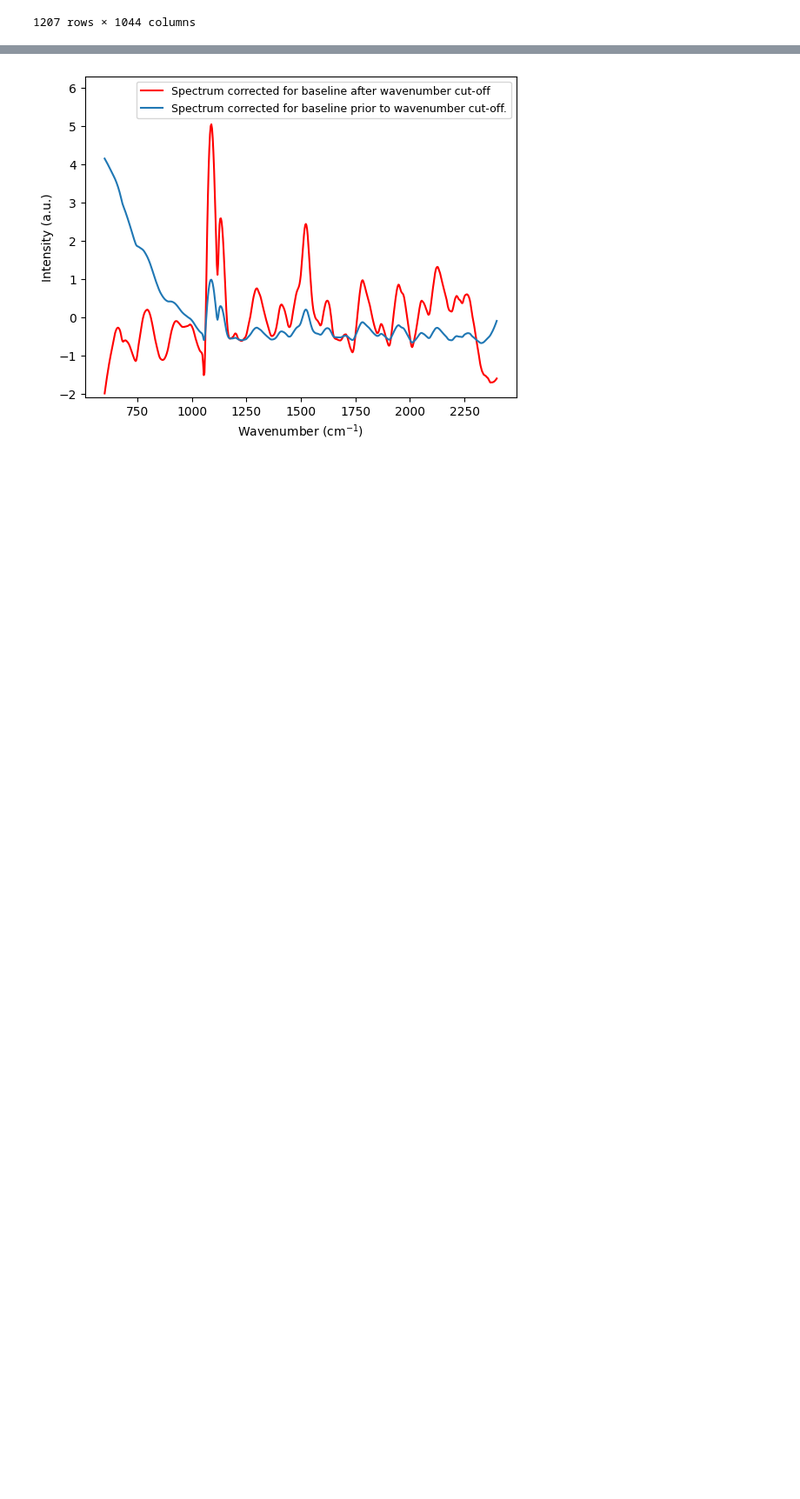
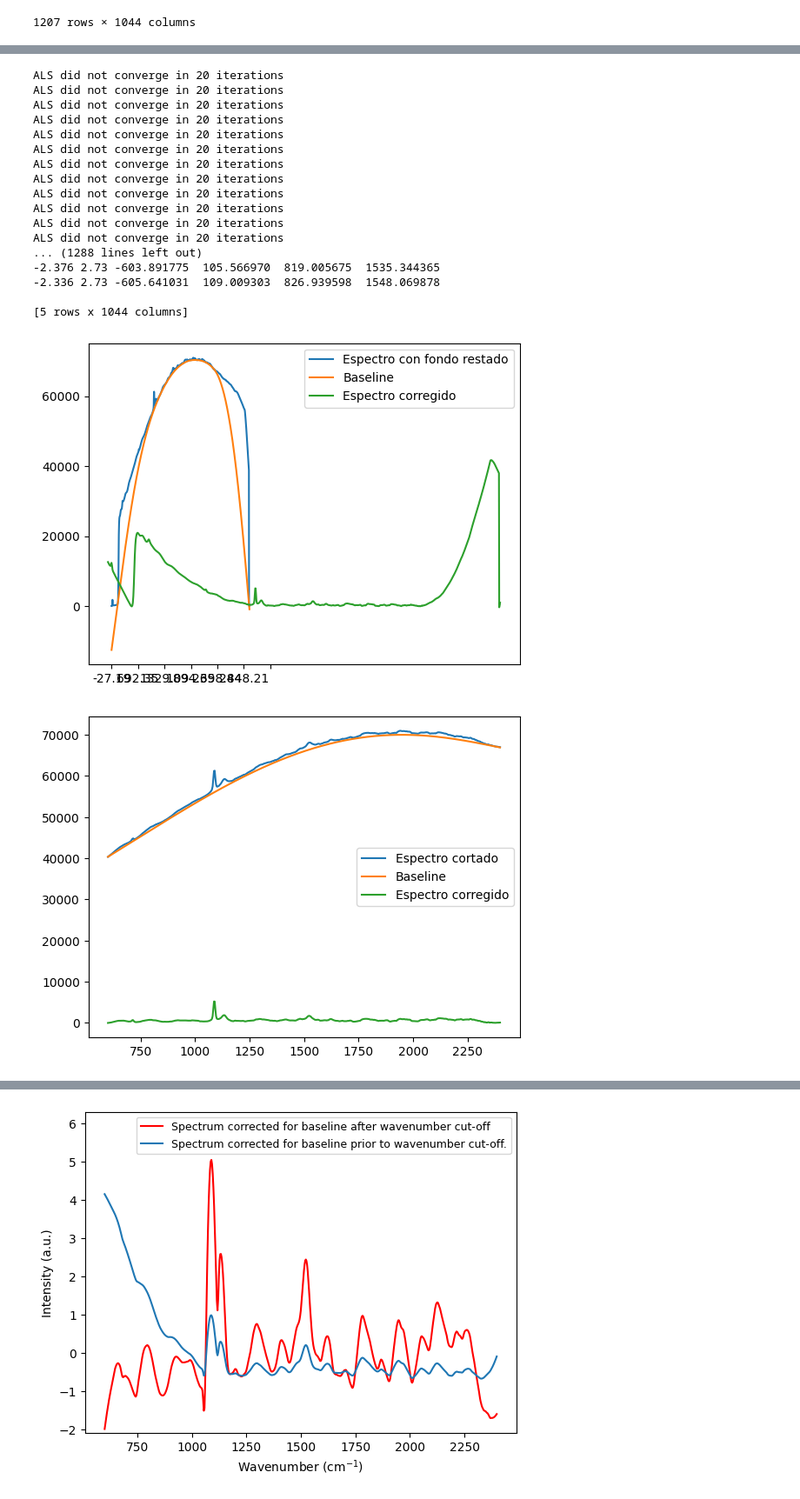
Before and after one commit to andreaperezasen/TFM-ML-Raman-Conchas-Arqueologicas, a Jupyter notebook: Code/Notebooks/procesado_sonda532nm.ipynb, the cells around one changed output, grey strips where cells are left out. Shown at 87% size. Drawn from its saved outputs; the diff is of its cells as text; code cells hidden in the pictures; blank space fills up the shorter version.

```diff
--- a/Code/Notebooks/procesado_sonda532nm.ipynb
+++ b/Code/Notebooks/procesado_sonda532nm.ipynb
@@ -465,0 +455,63 @@ ALS did not converge in 20 iterations
+# %%
+# Import necessary libraries
+import matplotlib.pyplot as plt
+
+# Tu código original
+D_sonda = data_prueba.copy()
+bg_sonda = data_background.copy()
+D_BG_sonda = subtract_background(D_sonda, bg_sonda)
+D_find_baseline_nocut = find_baseline(D_BG_sonda)
+D_BaselineCorrected_nocut = correct_baseline(D_BG_sonda, D_find_baseline_nocut)
+D_cut_posterior_baseline = cut_spectrum(D_BaselineCorrected_nocut, min_wavelength=600, max_wavelength=2400)
+D_Escalado_nocut = normalize_spectra(D_BaselineCorrected_nocut)
+D_Escalado_cut_posterior = normalize_spectra(D_cut_posterior_baseline)
+
+# Verificar dimensiones y algunas filas de los DataFrames
+print(f'D_BG_sonda.shape: {D_BG_sonda.shape}')
+print(f'D_find_baseline_nocut.shape: {D_find_baseline_nocut.shape}')
+print(f'D_BaselineCorrected_nocut.shape: {D_BaselineCorrected_nocut.shape}')
+
+print(D_BG_sonda.head())
+print(D_find_baseline_nocut.head())
+print(D_BaselineCorrected_nocut.head())
+
+# Graficar
+fig, ax = plt.subplots()
+D_BG_sonda.mean(axis=0).plot(ax=ax, label='Espectro con fondo restado')
+D_find_baseline_nocut.mean(axis=0).plot(ax=ax, label='Baseline')
+D_BaselineCorrected_nocut.mean(axis=0).plot(ax=ax, label='Espectro corregido')
+plt.legend()
+
+# Seguir con el segundo gráfico
+D_C_sonda = cut_spectrum(D_BG_sonda, min_wavelength=600, max_wavelength=2400)
+D_find_baseline_cut = find_baseline(D_C_sonda)
+D_BaselineCorrected_cut = correct_baseline(D_C_sonda, D_find_baseline_cut)
+D_Escalado_cut = normalize_spectra(D_BaselineCorrected_cut)
+
+fig, ax = plt.subplots()
+D_C_sonda.mean(axis=0).plot(ax=ax, label='Espectro cortado')
+D_find_baseline_cut.mean(axis=0).plot(ax=ax, label='Baseline')
+D_BaselineCorrected_cut.mean(axis=0).plot(ax=ax, label='Espectro corregido')
+plt.legend()
+
+plt.show()
+# %% [output]
+ALS did not converge in 20 iterations
+ALS did not converge in 20 iterations
+ALS did not converge in 20 iterations
+ALS did not converge in 20 iterations
+ALS did not converge in 20 iterations
+ALS did not converge in 20 iterations
+ALS did not converge in 20 iterations
+ALS did not converge in 20 iterations
+ALS did not converge in 20 iterations
+ALS did not converge in 20 iterations
+ALS did not converge in 20 iterations
+ALS did not converge in 20 iterations
+... (1288 lines left out)
+-2.376 2.73 -603.891775  105.566970  819.005675  1535.344365
+-2.336 2.73 -605.641031  109.009303  826.939598  1548.069878
+
+[5 rows x 1044 columns]
+[figure, added]
+[figure, added]
```
Also changed, not shown: parts of 4 cells of this notebook.
